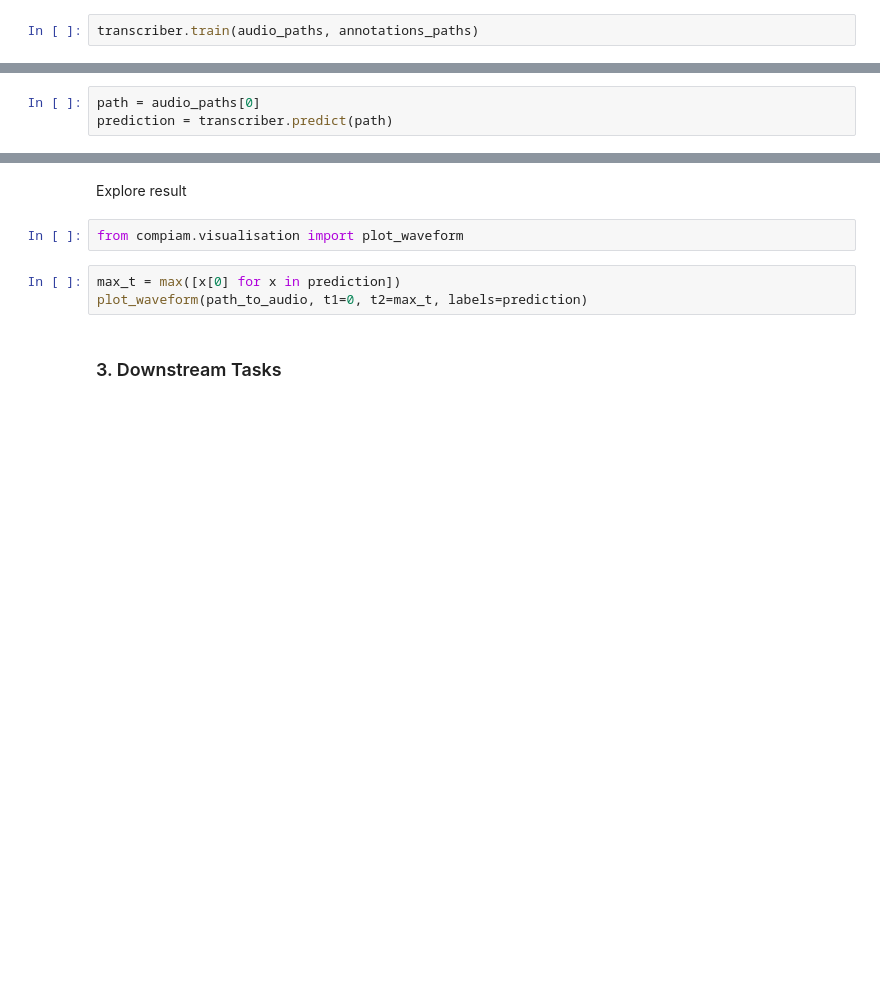
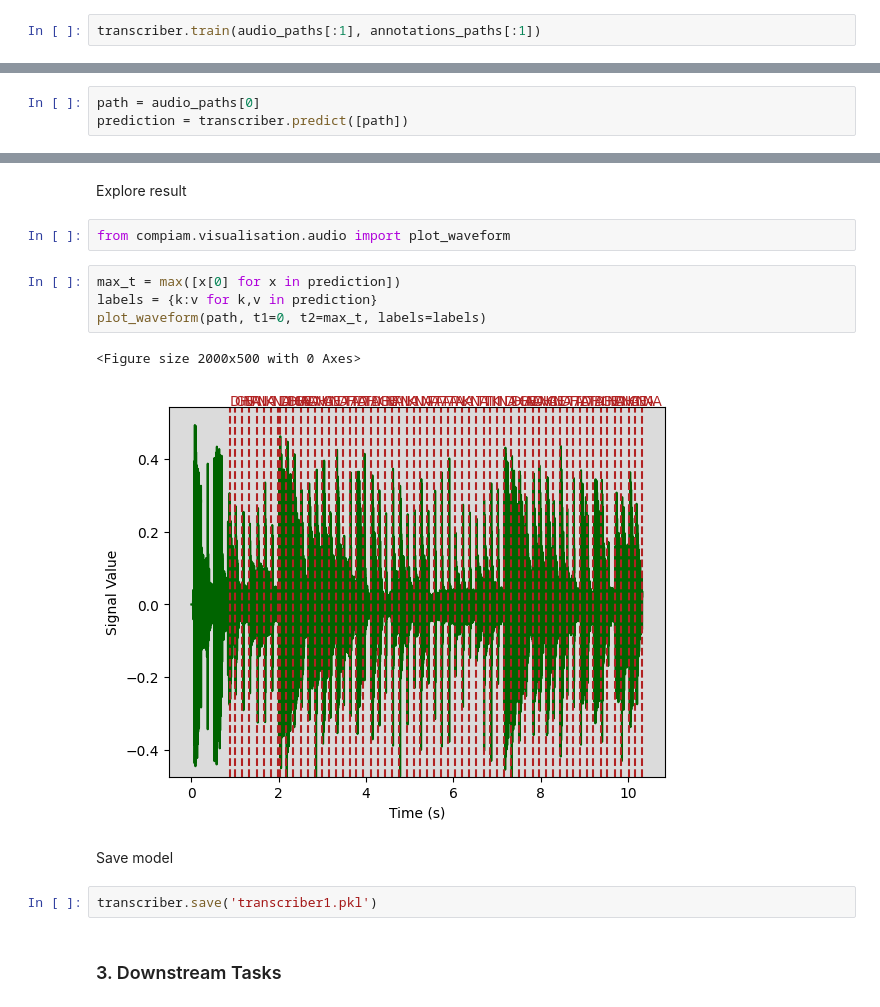
Before and after one commit to MTG/compIAM, a Jupyter notebook: notebooks/Rhythm/01_Transcription.ipynb, the cells around one changed output, grey strips where cells are left out. Saved outputs shown, nothing was run; the diff lists cells and outputs as text; blank space fills up the shorter version.

```diff
--- a/notebooks/Rhythm/01_Transcription.ipynb
+++ b/notebooks/Rhythm/01_Transcription.ipynb
@@ -55,4 +61,4 @@ transcriber = MnemonicTranscription(syllables=bol_mappings)
 # %% [markdown]
 Train on audio/annotations
 # %%
-transcriber.train(audio_paths, annotations_paths)
+transcriber.train(audio_paths[:1], annotations_paths[:1])
@@ -78,4 +66,4 @@ transcriber.train(audio_paths, annotations_paths)
 Prediction for specific audio
 # %%
 path = audio_paths[0]
-prediction = transcriber.predict(path)
+prediction = transcriber.predict([path])
@@ -82,10 +88,18 @@ prediction = transcriber.predict(path)
 # %% [markdown]
 Explore result
 # %%
-from compiam.visualisation import plot_waveform
+from compiam.visualisation.audio import plot_waveform
 # %%
 max_t = max([x[0] for x in prediction])
-plot_waveform(path_to_audio, t1=0, t2=max_t, labels=prediction)
+labels = {k:v for k,v in prediction}
+plot_waveform(path, t1=0, t2=max_t, labels=labels)
+# %% [output]
+<Figure size 2000x500 with 0 Axes>
+[figure, added]
+# %% [markdown]
+Save model
+# %%
+transcriber.save('transcriber1.pkl')
 # %% [markdown]
 ### 3. Downstream Tasks
 # %% [markdown]
```
Also changed, not shown: parts of 4 cells of this notebook, 2 other files.
